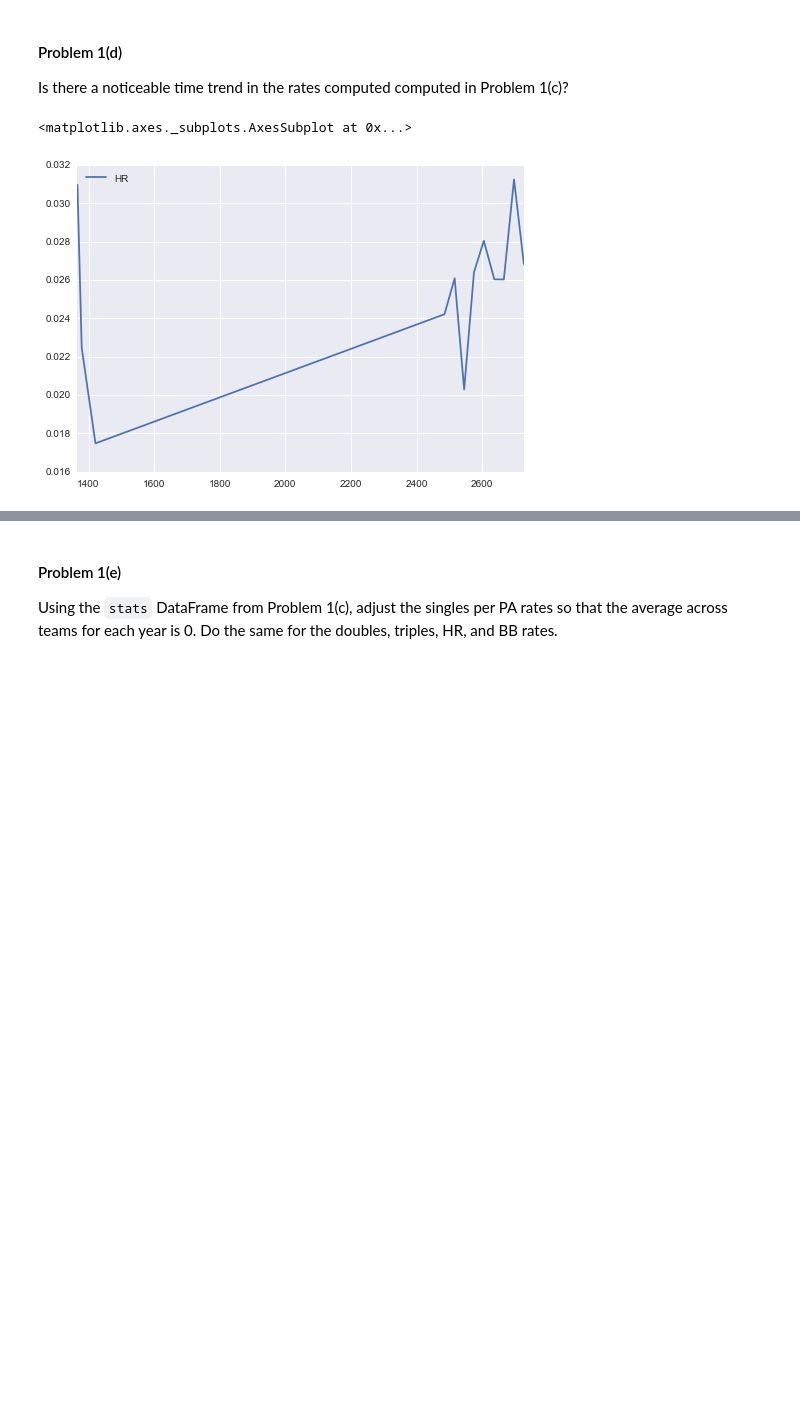
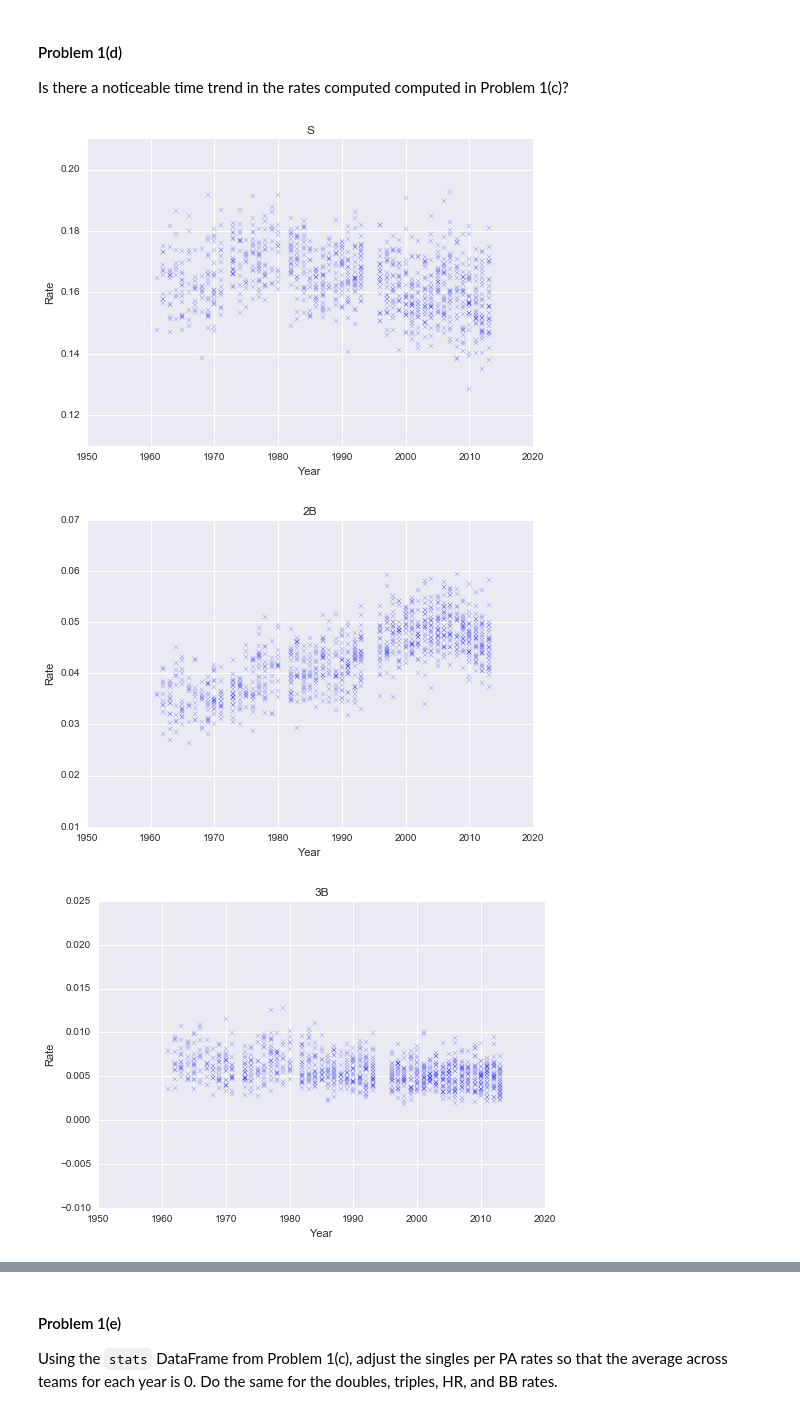
Before and after one commit to eggie5/UCSD-MAS-DSE220, a Jupyter notebook: hmwk2/hmwk2.ipynb, the cells around one changed output, grey strips where cells are left out. Drawn from its saved outputs; the diff is of its cells as text; code cells hidden in the pictures; blank space fills up the shorter version.

```diff
--- a/hmwk2/hmwk2.ipynb
+++ b/hmwk2/hmwk2.ipynb
@@ -124,8 +134,14 @@ stats.head()
 #### Problem 1(d)
 
 Is there a noticeable time trend in the rates computed computed in Problem 1(c)?
-# %%
-stats[stats["teamID"]=="LAA"][["HR"]].plot()
-# %% [output]
-<matplotlib.axes._subplots.AxesSubplot at 0x...>
-[figure, removed]
+# %%
+for col in ["S","2B","3B","HR","BB"]:
+    plt.scatter(stats.yearID, stats[col], alpha=0.5, marker='x')
+    plt.title(col)
+    plt.xlabel('Year')
+    plt.ylabel('Rate')
+    plt.show()
+# %% [output]
+[figure, added]
+[figure, added]
+[figure, added]
```
Also changed, not shown: parts of 59 cells of this notebook.
